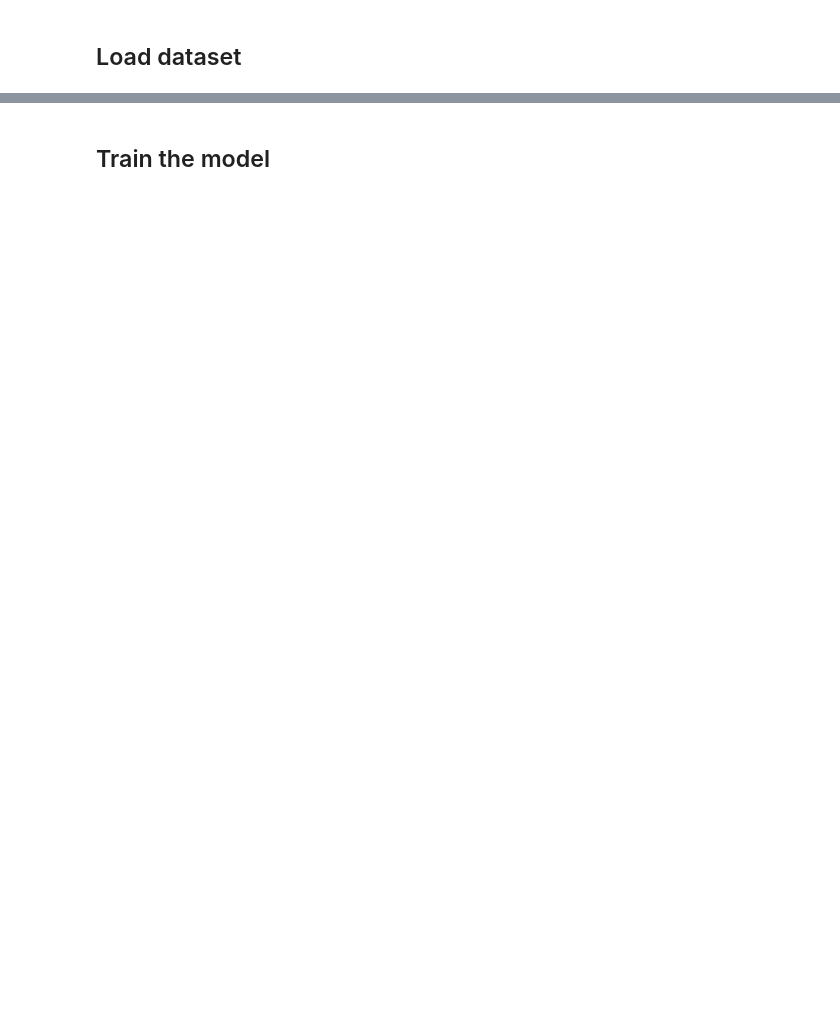
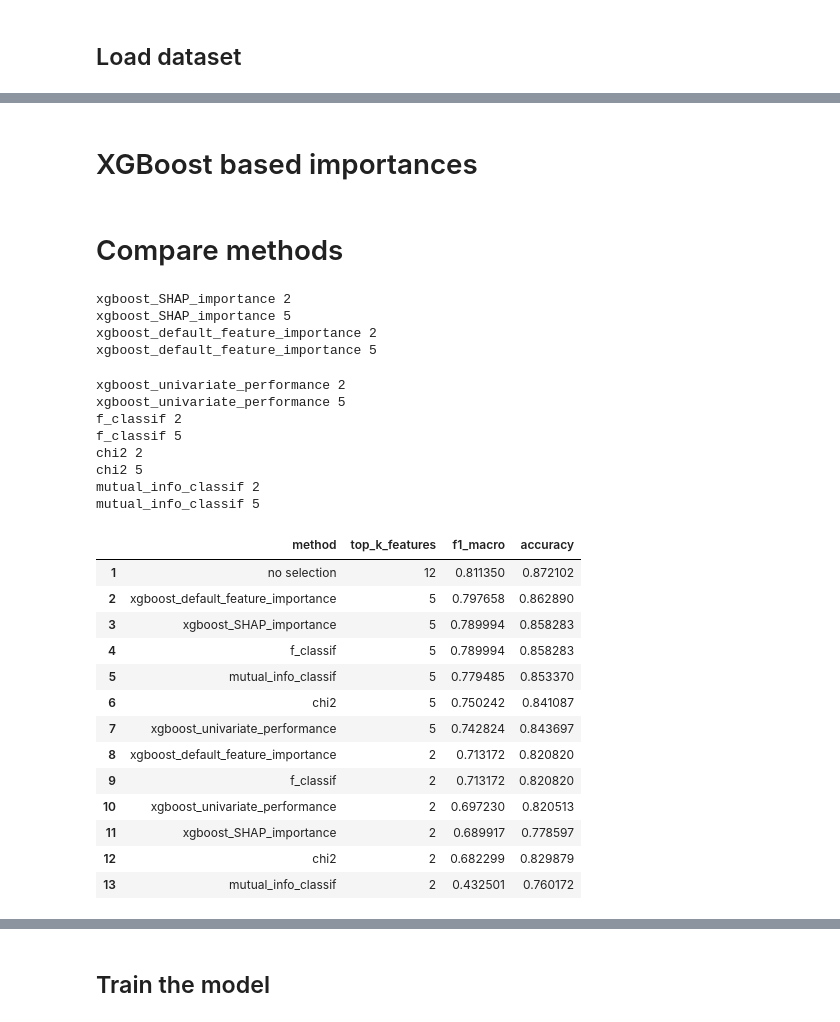
Before and after one commit to TomerRonen34/playground, a Jupyter notebook: feature_selection/feature_selection.ipynb, the cells around one changed output, grey strips where cells are left out. Cells and saved outputs as stored; diff of their text form; code cells hidden in the pictures; blank space fills up the shorter version.

```diff
--- a/feature_selection/feature_selection.ipynb
+++ b/feature_selection/feature_selection.ipynb
@@ -30,0 +119,2 @@ d_test = xgboost.DMatrix(X_test, label=y_test)
+# %% [markdown]
+# XGBoost based importances
@@ -30,0 +179,50 @@ d_test = xgboost.DMatrix(X_test, label=y_test)
+# %% [markdown]
+# Compare methods
+# %%
+accuracy_full, f1_full = fit_and_eval_classifier(X_train, y_train, X_test, y_test)
+# %%
+results_columns = ["method", "top_k_features", "f1_macro", "accuracy"]
+results_rows = []
+results_rows.append(("no selection", X.shape[1], f1_full, accuracy_full))
+for stat_func in [xgboost_SHAP_importance, xgboost_default_feature_importance,
+                  xgboost_univariate_performance, f_classif, chi2, mutual_info_classif]:
+    importance_df = calculate_feature_statistics(stat_func, X_train, y_train)
+    feature_names_by_importance = importance_df["rank"].sort_values().index.tolist()
+    for top_k in [2, 5]:
+        print(stat_func.__name__, top_k)
+        selected_features = feature_names_by_importance[:top_k]
+        X_train_selected = X_train[selected_features]
+        X_test_selected = X_test[selected_features]
+        accuracy, f1 = fit_and_eval_classifier(X_train_selected, y_train, X_test_selected, y_test)
+        results_rows.append((stat_func.__name__, top_k, f1, accuracy))
+results = pd.DataFrame(results_rows, columns=results_columns)
+results = results.sort_values(by="f1_macro", ascending=False)
+results.index = range(1, len(results) + 1)
+results
+# %% [output]
+xgboost_SHAP_importance 2
+xgboost_SHAP_importance 5
+xgboost_default_feature_importance 2
+xgboost_default_feature_importance 5
+xgboost_univariate_performance 2
+xgboost_univariate_performance 5
+f_classif 2
+f_classif 5
+chi2 2
+chi2 5
+mutual_info_classif 2
+mutual_info_classif 5
+|  | method | top_k_features | f1_macro | accuracy |
+| 1 | no selection | 12 | 0.811350 | 0.872102 |
+| 2 | xgboost_default_feature_importance | 5 | 0.797658 | 0.862890 |
+| 3 | xgboost_SHAP_importance | 5 | 0.789994 | 0.858283 |
+| 4 | f_classif | 5 | 0.789994 | 0.858283 |
+| 5 | mutual_info_classif | 5 | 0.779485 | 0.853370 |
+| 6 | chi2 | 5 | 0.750242 | 0.841087 |
+| 7 | xgboost_univariate_performance | 5 | 0.742824 | 0.843697 |
+| 8 | xgboost_default_feature_importance | 2 | 0.713172 | 0.820820 |
+| 9 | f_classif | 2 | 0.713172 | 0.820820 |
+| 10 | xgboost_univariate_performance | 2 | 0.697230 | 0.820513 |
+| 11 | xgboost_SHAP_importance | 2 | 0.689917 | 0.778597 |
+| 12 | chi2 | 2 | 0.682299 | 0.829879 |
+| 13 | mutual_info_classif | 2 | 0.432501 | 0.760172 |
```
Also changed, not shown: parts of 9 cells of this notebook, 1 other file.
